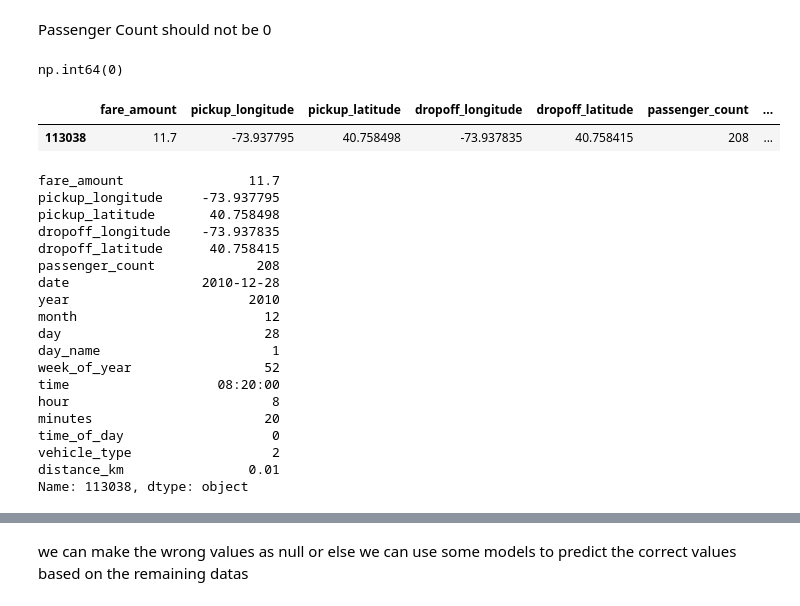
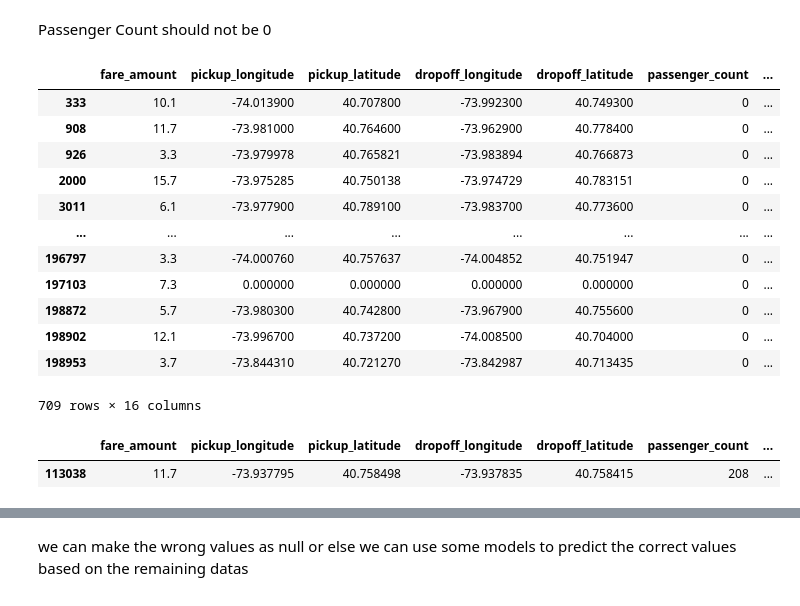
Before and after one commit to AJAYVISWA22/Uber-Fare-Prediction, a Jupyter notebook: Data_EXP.ipynb, the cells around one changed output, grey strips where cells are left out. Saved outputs shown, nothing was run; the diff lists cells and outputs as text; code cells hidden in the pictures.

```diff
--- a/Data_EXP.ipynb
+++ b/Data_EXP.ipynb
@@ -381,38 +377,27 @@ aa
 Passenger Count should not be 0
 # %%
 aa=df1[(df1['passenger_count'] <= 0) ]
-aa['passenger_count'].max()
+aa
 # %% [output]
+|  | fare_amount | pickup_longitude | pickup_latitude | dropoff_longitude | dropoff_latitude | passenger_count | ... |
+| 333 | 10.1 | -74.013900 | 40.707800 | -73.992300 | 40.749300 | 0 | ... |
+| 908 | 11.7 | -73.981000 | 40.764600 | -73.962900 | 40.778400 | 0 | ... |
+| 926 | 3.3 | -73.979978 | 40.765821 | -73.983894 | 40.766873 | 0 | ... |
+| 2000 | 15.7 | -73.975285 | 40.750138 | -73.974729 | 40.783151 | 0 | ... |
+| 3011 | 6.1 | -73.977900 | 40.789100 | -73.983700 | 40.773600 | 0 | ... |
+| ... | ... | ... | ... | ... | ... | ... | ... |
+| 196797 | 3.3 | -74.000760 | 40.757637 | -74.004852 | 40.751947 | 0 | ... |
+| 197103 | 7.3 | 0.000000 | 0.000000 | 0.000000 | 0.000000 | 0 | ... |
+| 198872 | 5.7 | -73.980300 | 40.742800 | -73.967900 | 40.755600 | 0 | ... |
+| 198902 | 12.1 | -73.996700 | 40.737200 | -74.008500 | 40.704000 | 0 | ... |
+| 198953 | 3.7 | -73.844310 | 40.721270 | -73.842987 | 40.713435 | 0 | ... |
-np.int64(0)
+709 rows × 16 columns
 # %%
 aa=df1[(df1['passenger_count'] >=7 ) ]
 aa
 # %% [output]
 |  | fare_amount | pickup_longitude | pickup_latitude | dropoff_longitude | dropoff_latitude | passenger_count | ... |
 | 113038 | 11.7 | -73.937795 | 40.758498 | -73.937835 | 40.758415 | 208 | ... |
-# %%
-wrong_pc = df2.loc[df2['passenger_count'].idxmax()]
-wrong_pc
-# %% [output]
-fare_amount                11.7
-pickup_longitude     -73.937795
-pickup_latitude       40.758498
-dropoff_longitude    -73.937835
-dropoff_latitude      40.758415
-passenger_count             208
-date                 2010-12-28
-year                       2010
-month                        12
-day                          28
-day_name                      1
-week_of_year                 52
-time                   08:20:00
-hour                          8
-minutes                      20
-time_of_day                   0
-vehicle_type                  2
-distance_km                0.01
-Name: 113038, dtype: object
 # %%
 pc_fa=df1[(df2['passenger_count'] <= 0) | (df2['fare_amount']<=0) | (df2['passenger_count'] >=7)  ]
 pc_fa
```
Also changed, not shown: parts of 33 cells of this notebook.
